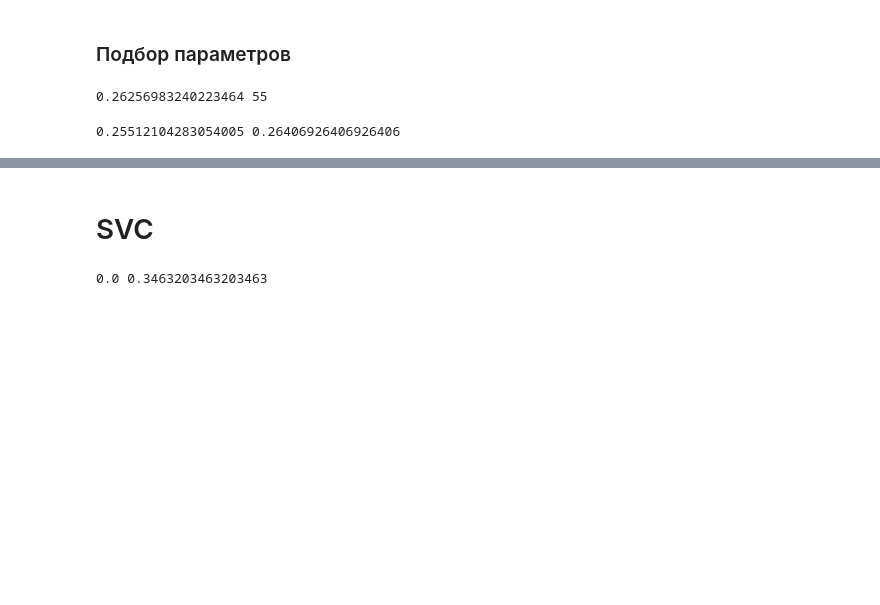
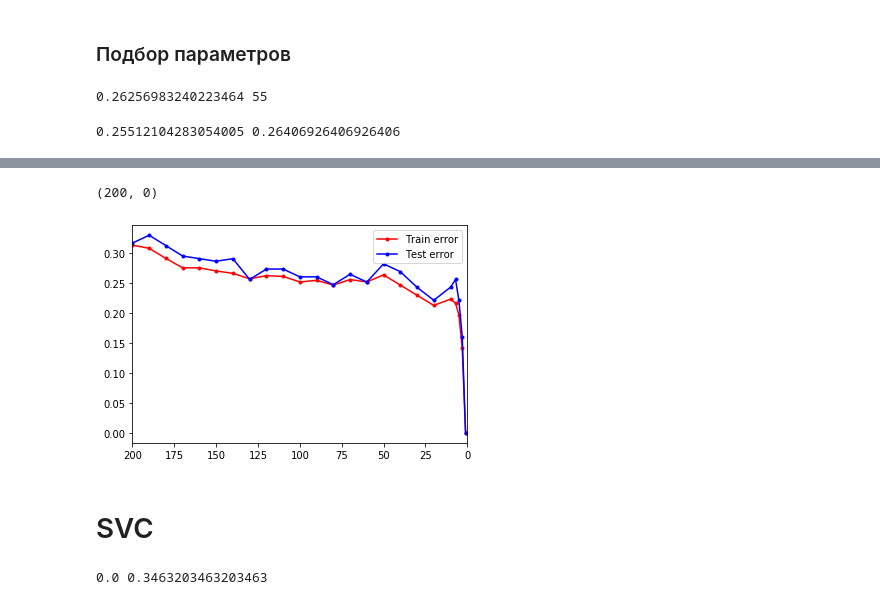
Before and after one commit to vladjiss/Pima-Indians-Diabetes, a Jupyter notebook: 19_02_Adult.ipynb, the cells around one changed output, grey strips where cells are left out. Cells and saved outputs as stored; diff of their text form; code cells hidden in the pictures; blank space fills up the shorter version.

```diff
--- a/19_02_Adult.ipynb
+++ b/19_02_Adult.ipynb
@@ -509,3 +533,12 @@ print(err_train, err_test)
+# %%
+plt.plot(kk, err_train, '.-r', label = 'Train error')
+plt.plot(kk, err_test,  '.-b', label = 'Test error')
+plt.legend(loc = 1)
+plt.xlim([200, 0]) # invert x axis
+#plt.gca().set_xscale('log')
+# %% [output]
+(200, 0)
+[figure, added]
 # %% [markdown]
 # SVC
 # %%
```
Also changed, not shown: parts of 11 cells of this notebook.
